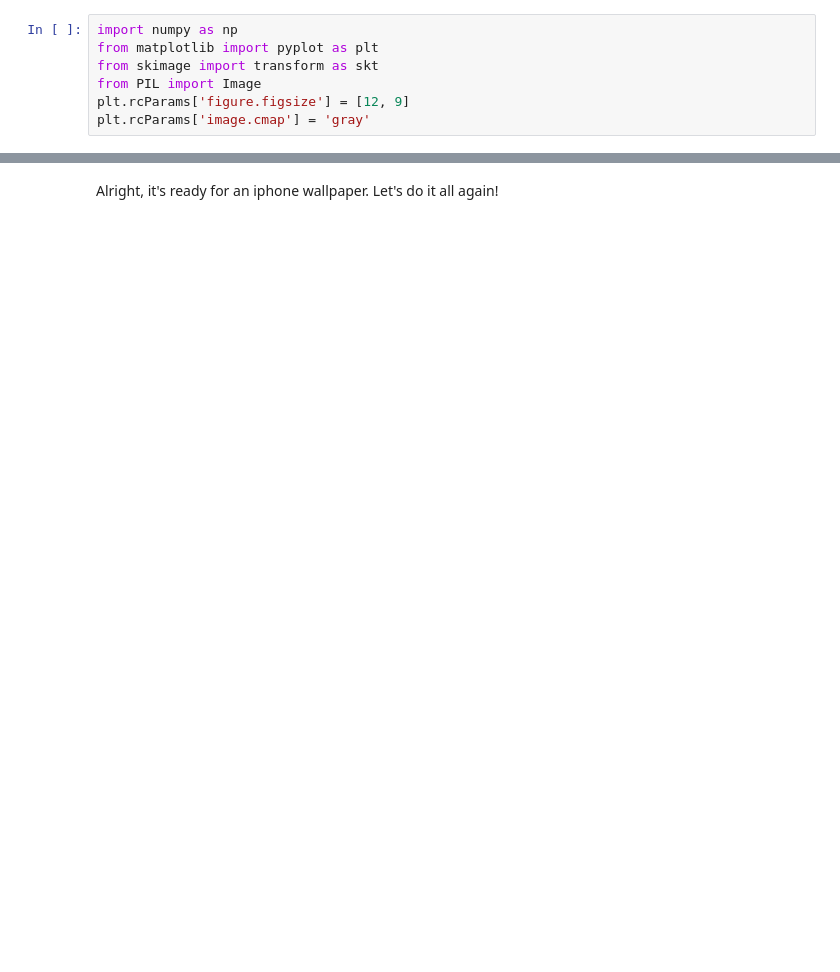
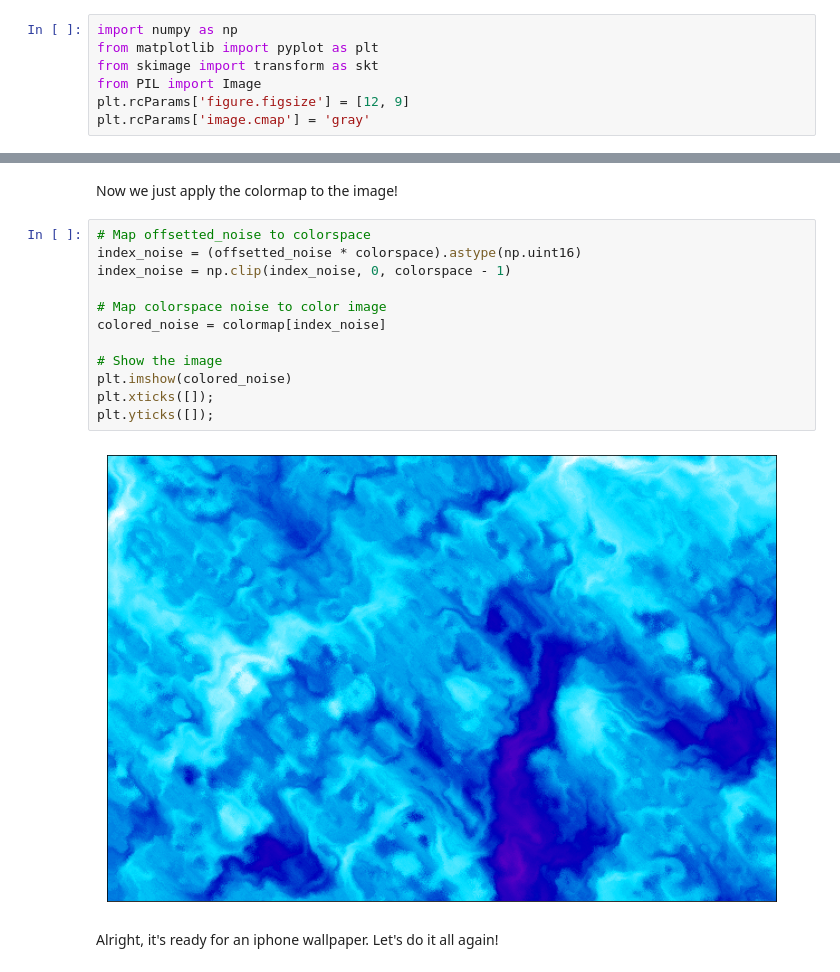
Before and after one commit to andydevs/andys-notebook-legacy, a Jupyter notebook: notebook/generating-noise-images.ipynb, the cells around one changed output, grey strips where cells are left out. Saved outputs shown, nothing was run; the diff lists cells and outputs as text; blank space fills up the shorter version.

```diff
--- a/notebook/generating-noise-images.ipynb
+++ b/notebook/generating-noise-images.ipynb
@@ -150,3 +171,19 @@ plt.yticks([]);
+# %% [markdown]
+Now we just apply the colormap to the image!
+# %%
+# Map offsetted_noise to colorspace
+index_noise = (offsetted_noise * colorspace).astype(np.uint16)
+index_noise = np.clip(index_noise, 0, colorspace - 1)
+
+# Map colorspace noise to color image
+colored_noise = colormap[index_noise]
+
+# Show the image
+plt.imshow(colored_noise)
+plt.xticks([]);
+plt.yticks([]);
+# %% [output]
+[figure, added]
 # %% [markdown]
 Alright, it's ready for an iphone wallpaper. Let's do it all again!
 # %%
```
Also changed, not shown: parts of 13 cells of this notebook, 1 other file.
